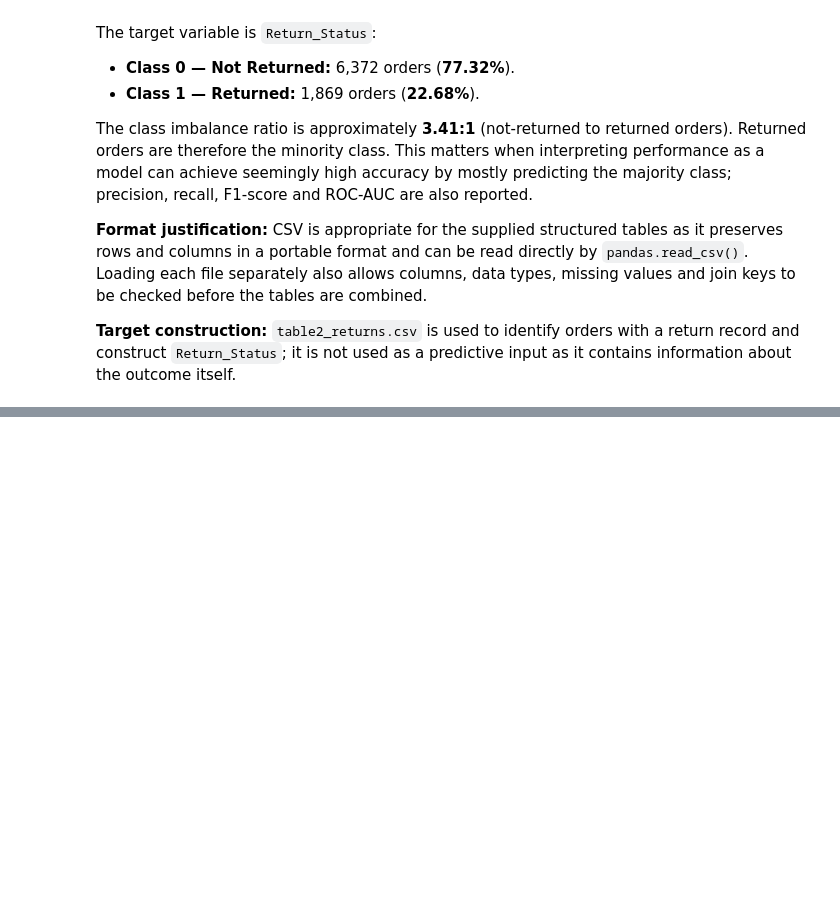
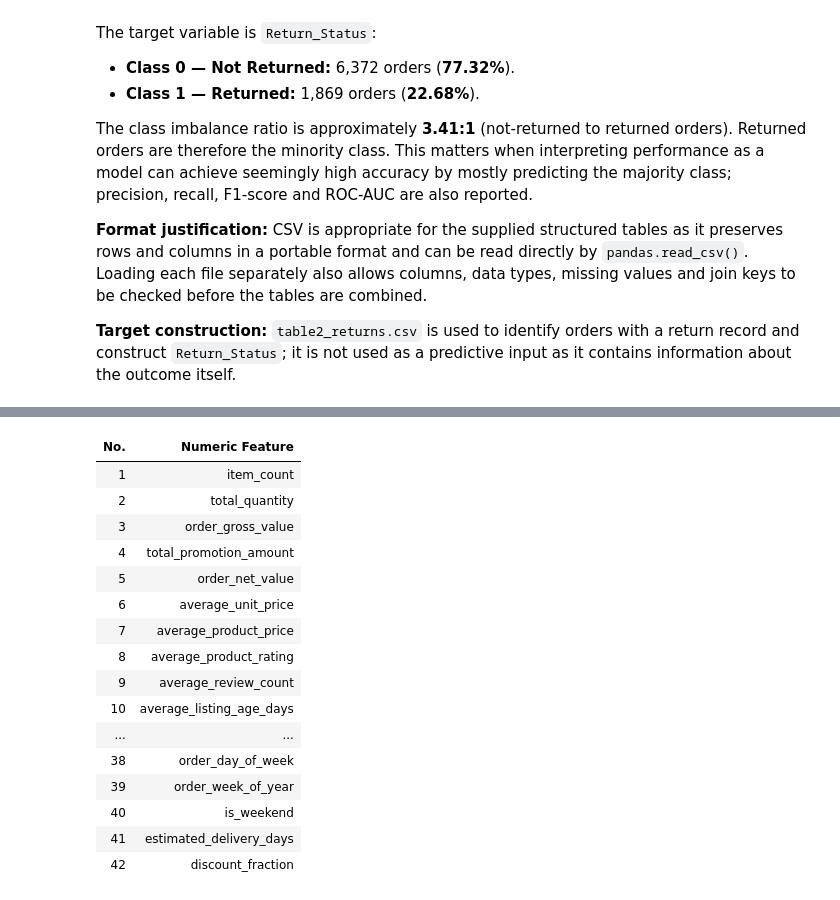
Before and after one commit to Payal942/Capstone-STADIOalot-Return-Prediction, a Jupyter notebook: notebooks/SS3_PartB.ipynb, the cells around one changed output, grey strips where cells are left out. Saved outputs shown, nothing was run; the diff lists cells and outputs as text; code cells hidden in the pictures; blank space fills up the shorter version.

```diff
--- a/notebooks/SS3_PartB.ipynb
+++ b/notebooks/SS3_PartB.ipynb
@@ -470,0 +1258,68 @@ The class imbalance ratio is approximately **3.41:1** (not-returned to returned
+# %%
+# ============================================================
+# 23. IDENTIFY NUMERIC AND CATEGORICAL FEATURES
+# ============================================================
+
+# Identify numeric and categorical features
+numeric_features = X.select_dtypes(
+    include=["number", "bool"]
+).columns.tolist()
+
+categorical_features = X.select_dtypes(
+    include=["object", "category"]
+).columns.tolist()
+
+# ------------------------------------------------------------
+# Table 1: Feature Type Summary
+# ------------------------------------------------------------
+
+feature_type_summary = pd.DataFrame({
+    "Feature Type": [
+        "Numeric Features",
+        "Categorical Features",
+        "Total Predictor Features"
+    ],
+    "Number of Features": [
+        len(numeric_features),
+        len(categorical_features),
+        len(numeric_features) + len(categorical_features)
+    ]
+})
+
+print("\nFEATURE TYPE SUMMARY:")
+display(
+    feature_type_summary.style
+    .format({"Number of Features": "{:,}"})
+    .hide(axis="index")
+)
+
+# ------------------------------------------------------------
+# Table 2: Numeric Features
+# ------------------------------------------------------------
+
+numeric_feature_table = pd.DataFrame({
+    "No.": range(1, len(numeric_features) + 1),
+    "Numeric Feature": numeric_features
+})
+
+print("\nNUMERIC FEATURES:")
+display(
+    numeric_feature_table.style
+    .hide(axis="index")
+)
+
+# ------------------------------------------------------------
+# Table 3: Categorical Features
+# ------------------------------------------------------------
+
+categorical_feature_table = pd.DataFrame({
+    "No.": range(1, len(categorical_features) + 1),
+    "Categorical Feature": categorical_features
+})
+
+print("\nCATEGORICAL FEATURES:")
+display(
+    categorical_feature_table.style
+    .hide(axis="index")
+)
+# %% [output]
@@ -470,0 +1332,17 @@ The class imbalance ratio is approximately **3.41:1** (not-returned to returned
+| No. | Numeric Feature |
+| 1 | item_count |
+| 2 | total_quantity |
+| 3 | order_gross_value |
+| 4 | total_promotion_amount |
+| 5 | order_net_value |
+| 6 | average_unit_price |
+| 7 | average_product_price |
+| 8 | average_product_rating |
+| 9 | average_review_count |
+| 10 | average_listing_age_days |
+| ... | ... |
+| 38 | order_day_of_week |
+| 39 | order_week_of_year |
+| 40 | is_weekend |
+| 41 | estimated_delivery_days |
+| 42 | discount_fraction |
```
Also changed, not shown: parts of 14 cells of this notebook, 1 other file.
